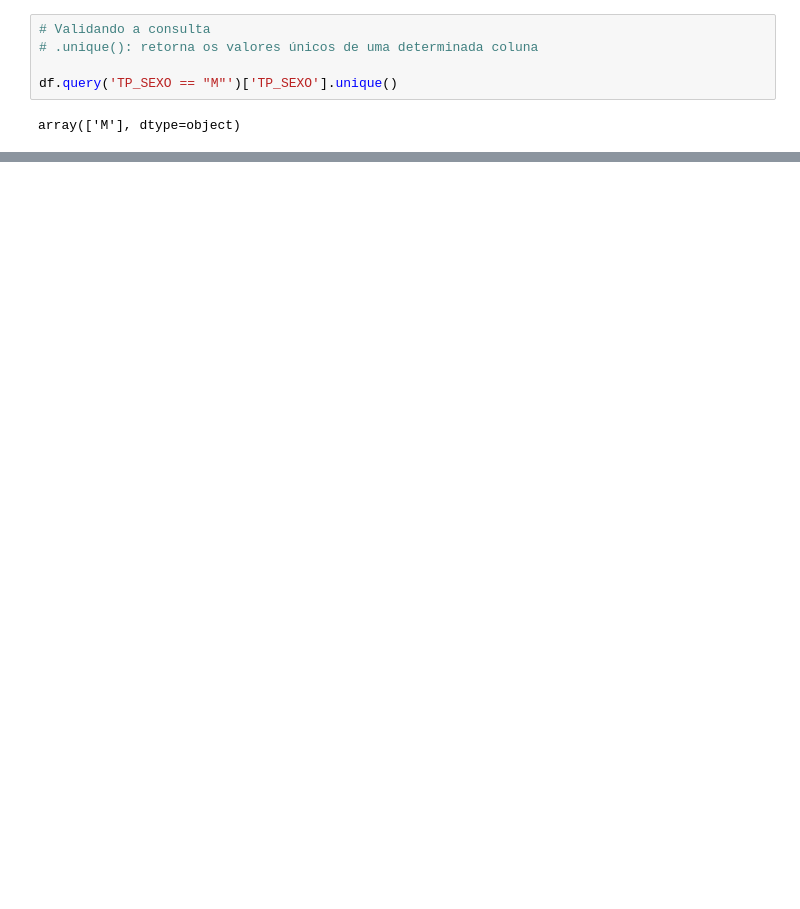
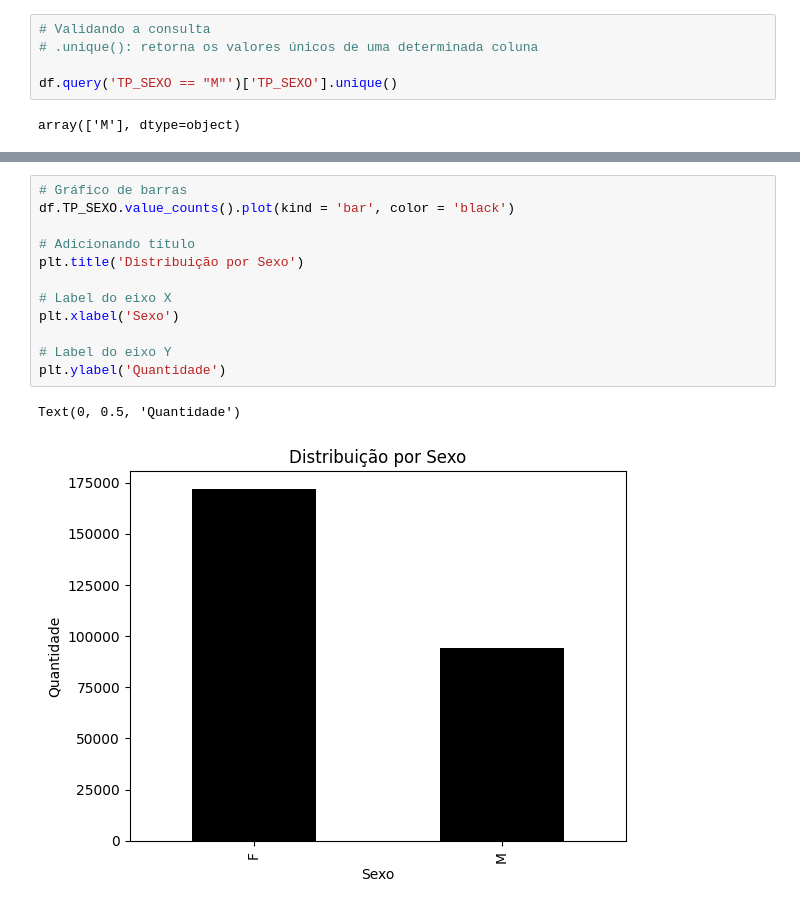
Before and after one commit to JevertonFlores/DA_python_dados_enem, a Jupyter notebook: Data_Analytics_Data_Viking.ipynb, the cells around one changed output, grey strips where cells are left out. Drawn from its saved outputs; the diff is of its cells as text; blank space fills up the shorter version.

```diff
--- a/Data_Analytics_Data_Viking.ipynb
+++ b/Data_Analytics_Data_Viking.ipynb
@@ -422,0 +531,15 @@ df.query('(TP_SEXO == "M") & (IN_TREINEIRO == 1)').sample(5)
+# %%
+# Gráfico de barras
+df.TP_SEXO.value_counts().plot(kind = 'bar', color = 'black')
+
+# Adicionando título
+plt.title('Distribuição por Sexo')
+
+# Label do eixo X
+plt.xlabel('Sexo')
+
+# Label do eixo Y
+plt.ylabel('Quantidade')
+# %% [output]
+Text(0, 0.5, 'Quantidade')
+[figure, added]
```
Also changed, not shown: parts of 15 cells of this notebook.
